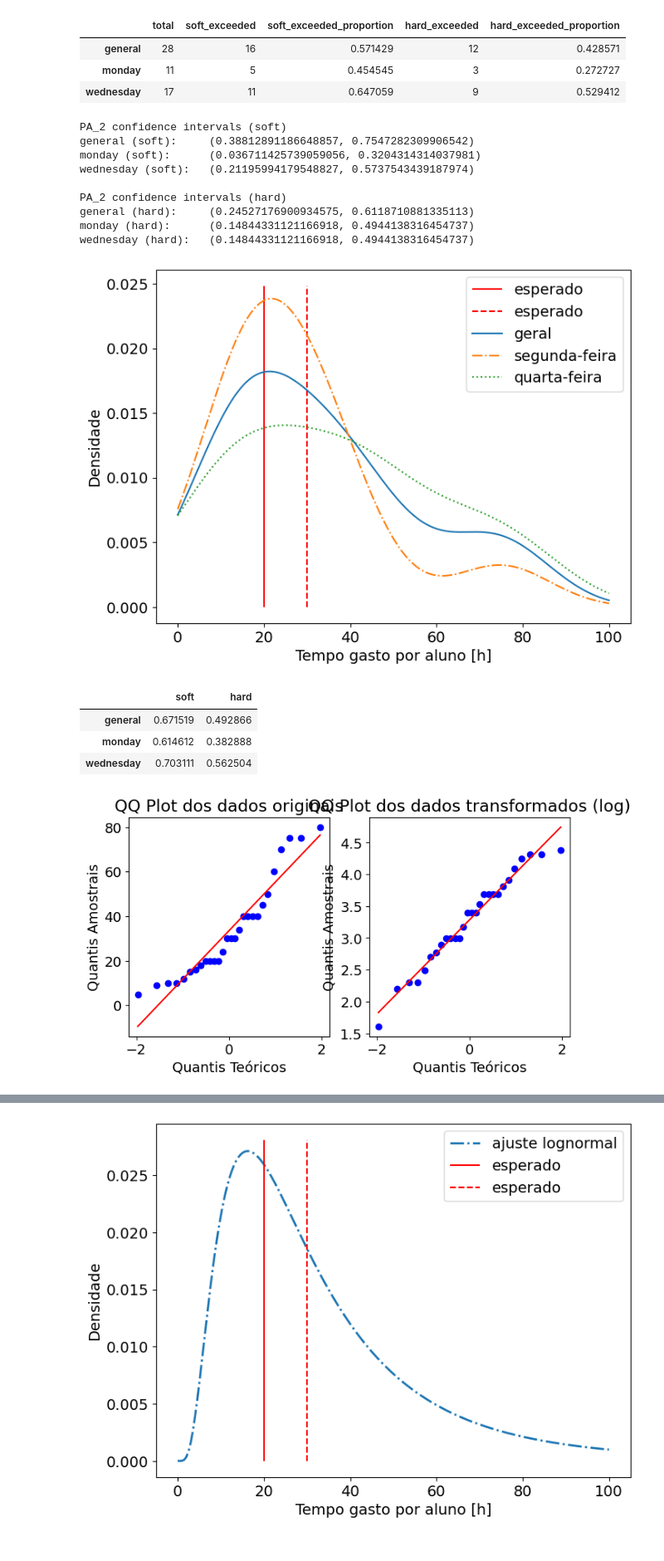
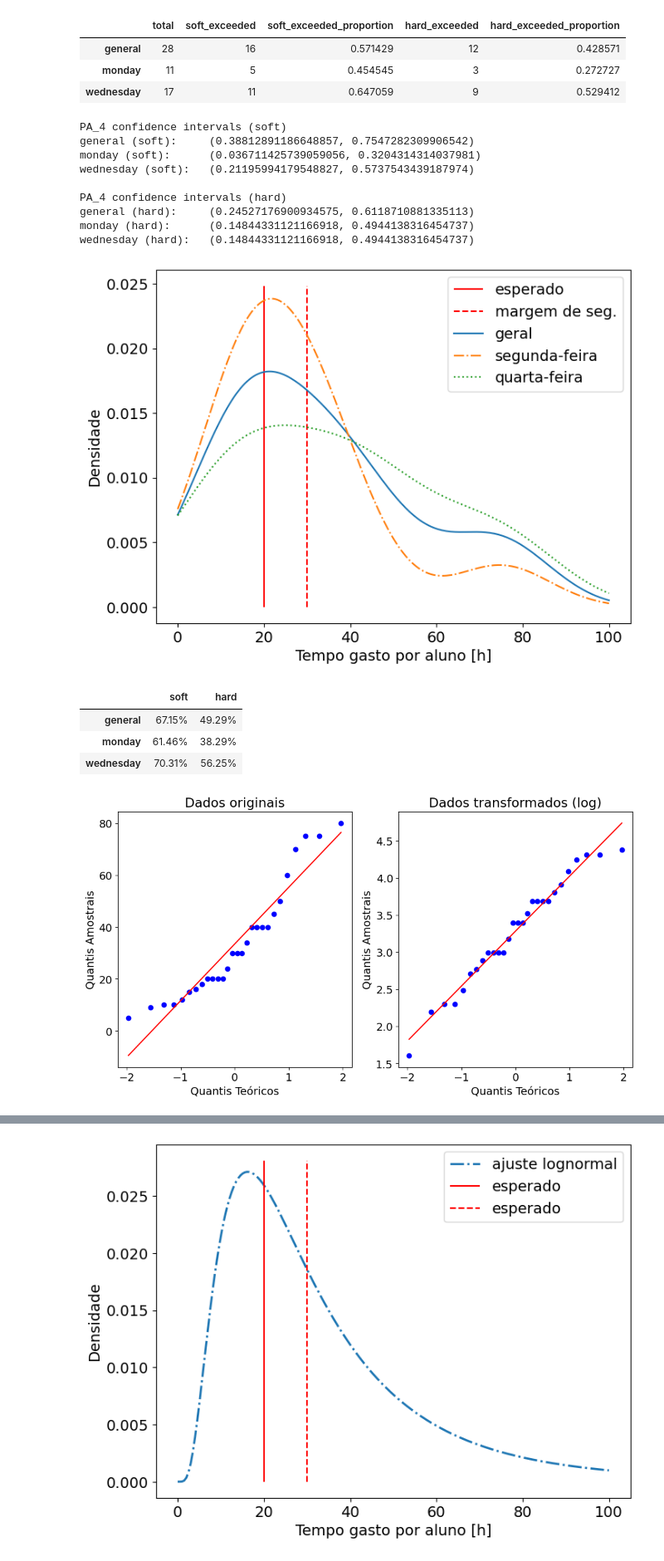
Before and after one commit to henriqueedu2001/pcs3635-health-research-data-analysis, a Jupyter notebook: analisys.ipynb, the cells around one changed output, grey strips where cells are left out. Shown at 83% size. Drawn from its saved outputs; the diff is of its cells as text; code cells hidden in the pictures.

Commit message:
more graphics and analysis

```diff
--- a/analisys.ipynb
+++ b/analisys.ipynb
@@ -977,21 +1010,21 @@ PA_4_monday_hard_ci_low, PA_4_monday_hard_ci_high = sm.stats.proportion_confint(
     )
 
 
-print(f'PA_2 confidence intervals (soft)')
+print(f'PA_4 confidence intervals (soft)')
 print(f'general (soft):     ({PA_4_soft_ci_low}, {PA_4_soft_ci_high})')
 print(f'monday (soft):      ({PA_4_monday_soft_ci_low}, {PA_4_monday_soft_ci_high})')
 print(f'wednesday (soft):   ({PA_4_wednesday_soft_ci_low}, {PA_4_wednesday_soft_ci_high})\n')
-print(f'PA_2 confidence intervals (hard)')
+print(f'PA_4 confidence intervals (hard)')
 print(f'general (hard):     ({PA_4_hard_ci_low}, {PA_4_hard_ci_high})')
 print(f'monday (hard):      ({PA_4_monday_hard_ci_low}, {PA_4_monday_hard_ci_high})')
 print(f'wednesday (hard):   ({PA_4_monday_hard_ci_low}, {PA_4_monday_hard_ci_high})')
 # %% [output]
-PA_2 confidence intervals (soft)
+PA_4 confidence intervals (soft)
 general (soft):     (0.38812891186648857, 0.7547282309906542)
 monday (soft):      (0.036711425739059056, 0.3204314314037981)
 wednesday (soft):   (0.21195994179548827, 0.5737543439187974)
 
-PA_2 confidence intervals (hard)
+PA_4 confidence intervals (hard)
 general (hard):     (0.24527176900934575, 0.6118710881335113)
 monday (hard):      (0.14844331121166918, 0.4944138316454737)
 wednesday (hard):   (0.14844331121166918, 0.4944138316454737)
@@ -1022,7 +1055,7 @@ PA_4_graph_top = PA_4_y_max + 0.001
 plt.figure(figsize=fig_default_size)
 
 plt.vlines(PA_4_expected_hours, 0, PA_4_graph_top, linestyles='solid', color='r', label='esperado')
-plt.vlines(PA_4_expected_hours + PA_4_expected_hours_safety_margin, 0, PA_4_graph_top, linestyles='dashed', color='r', label='esperado')
+plt.vlines(PA_4_expected_hours + PA_4_expected_hours_safety_margin, 0, PA_4_graph_top, linestyles='dashed', color='r', label='margem de seg.')
 
 plt.plot(PA_4_x, PA_4_y, label='geral', linestyle='-')
 plt.plot(PA_4_x, PA_4_monday_y, label='segunda-feira', linestyle='-.')
@@ -1038,7 +1071,7 @@ if save_all_figures:
 # showing the figure
 plt.show()
 # %% [output]
-[figure, old version]
+[figure, new version]
 # %%
 # integrals
 PA_4_step_size = PA_4_x[1] - PA_4_x[0]
@@ -1057,16 +1090,16 @@ PA_4_wednesday_kernel_integral_hard_exceeded = np.sum(PA_4_wednesday_y[PA_4_x >
 
 PA_4_exceeded_resume = [
     {
-        'soft': PA_4_kernel_integral_soft_exceeded,
-        'hard': PA_4_kernel_integral_hard_exceeded
+        'soft': get_percentage_str(PA_4_kernel_integral_soft_exceeded),
+        'hard': get_percentage_str(PA_4_kernel_integral_hard_exceeded)
     },
     {
-        'soft': PA_4_monday_kernel_integral_soft_exceeded,
-        'hard': PA_4_monday_kernel_integral_hard_exceeded
+        'soft': get_percentage_str(PA_4_monday_kernel_integral_soft_exceeded),
+        'hard': get_percentage_str(PA_4_monday_kernel_integral_hard_exceeded)
     },
     {
-        'soft': PA_4_wednesday_kernel_integral_soft_exceeded,
-        'hard': PA_4_wednesday_kernel_integral_hard_exceeded
+        'soft': get_percentage_str(PA_4_wednesday_kernel_integral_soft_exceeded),
+        'hard': get_percentage_str(PA_4_wednesday_kernel_integral_hard_exceeded)
     }
 ]
 
@@ -1074,35 +1107,35 @@ PA_4_exceeded_resume_table = pd.DataFrame(PA_4_exceeded_resume, index=PA_4_index
 PA_4_exceeded_resume_table
 # %% [output]
 |  | soft | hard |
-| general | 0.671519 | 0.492866 |
-| monday | 0.614612 | 0.382888 |
-| wednesday | 0.703111 | 0.562504 |
+| general | 67.15% | 49.29% |
+| monday | 61.46% | 38.29% |
+| wednesday | 70.31% | 56.25% |
 # %%
 PA_4_log = np.log(PA_4)
 
-plt.figure(figsize=(8, 4))
+plt.figure(figsize=(12, 6))
 
 plt.subplot(1, 2, 1)
 stats.probplot(PA_4, dist="norm", plot=plt)
-plt.title("QQ Plot dos dados originais")
+plt.title("Dados originais")
 plt.xlabel("Quantis Teóricos")
 plt.ylabel("Quantis Amostrais")
 
 # Criar Q-Q plot para os dados transformados (log)
 plt.subplot(1, 2, 2)
 stats.probplot(PA_4_log, dist="norm", plot=plt)
-plt.title("QQ Plot dos dados transformados (log)")
+plt.title("Dados transformados (log)")
 plt.xlabel("Quantis Teóricos")
 plt.ylabel("Quantis Amostrais")
 
 # save the figure in png format
 if save_all_figures:
     plt.savefig('academic_imgs/PA_4_qq_plots')
 
 # showing the figure
 plt.show()
 # %% [output]
-[figure, old version]
+[figure, new version]
 # %%
 PA_4_shapiro_test = stats.shapiro(PA_4)
 PA_4_shapiro_test_log = stats.shapiro(PA_4_log)
```
Also changed, not shown: parts of 49 cells of this notebook.
